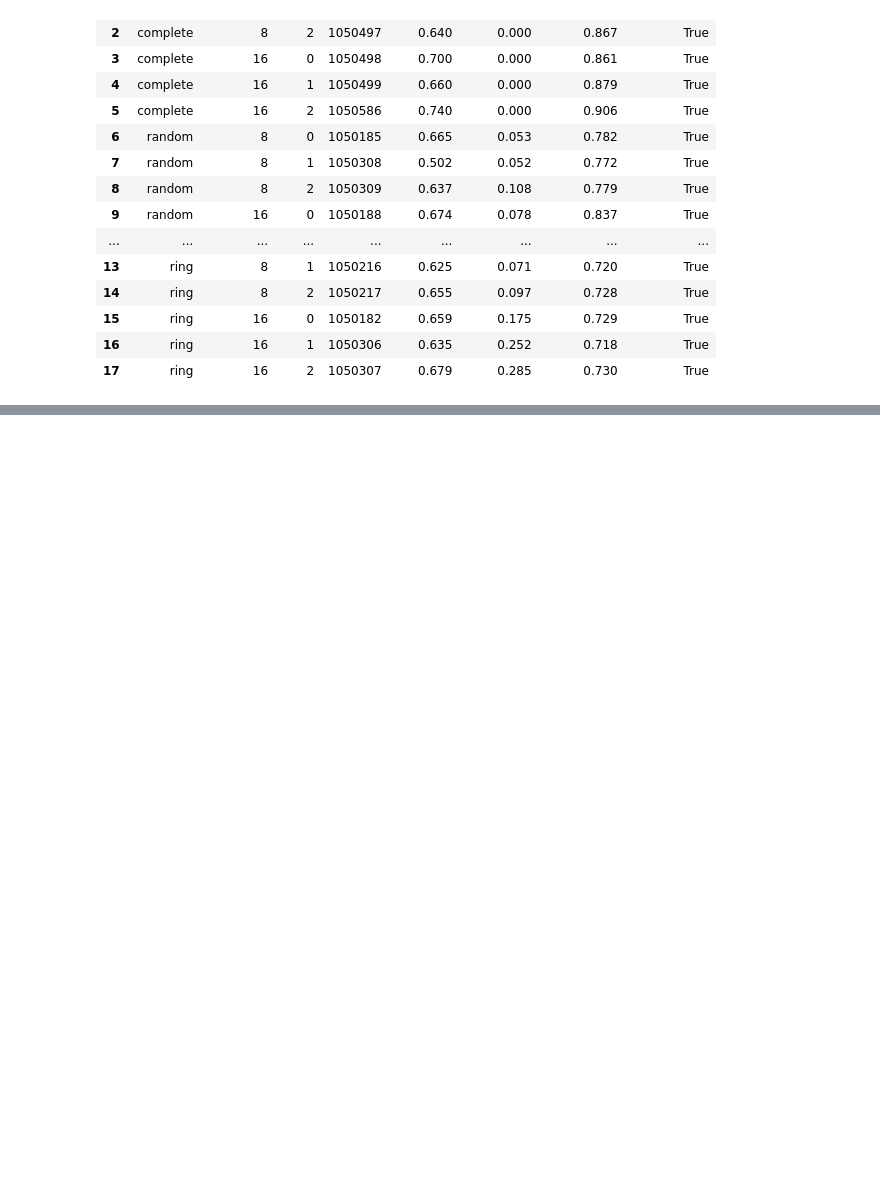
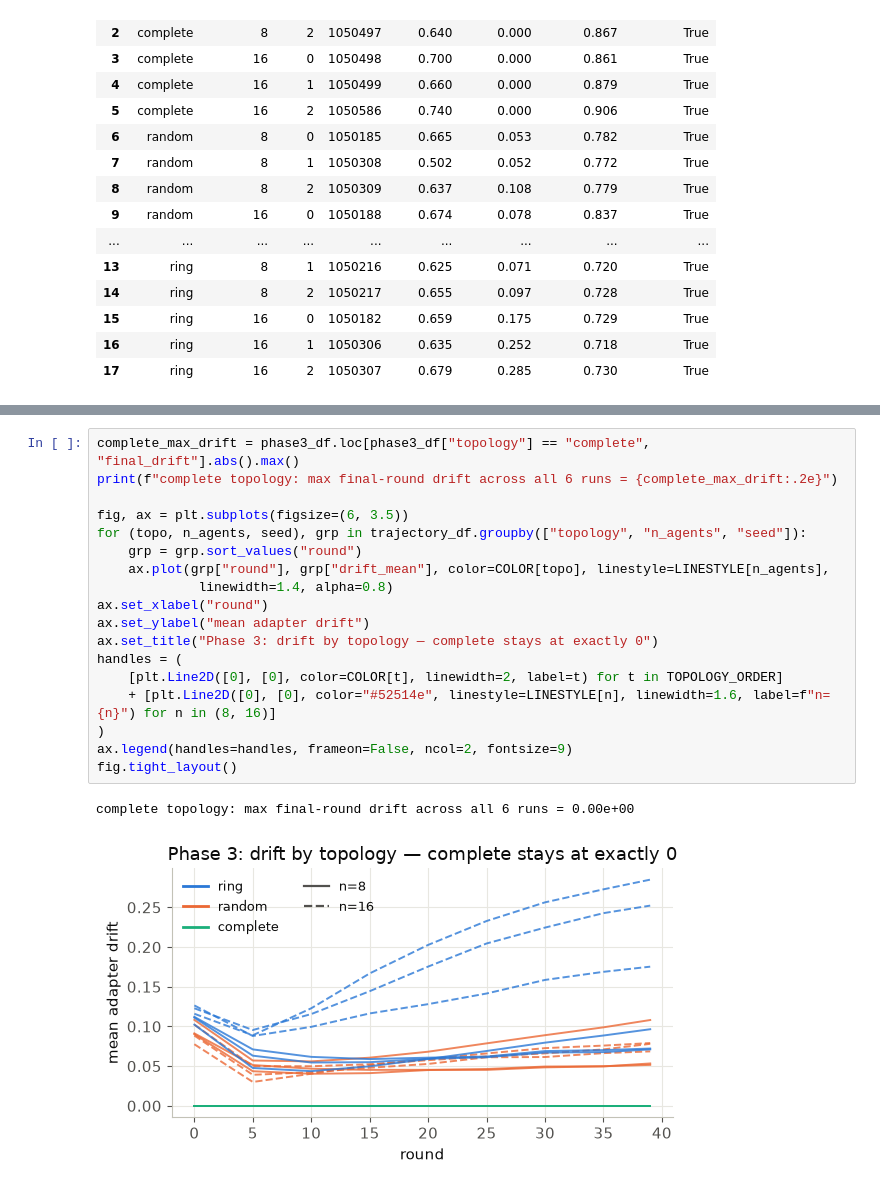
Before and after one commit to M-9acem/p2p_safety_agent_erosion, a Jupyter notebook: notebooks/results_analysis.ipynb, the cells around one changed output, grey strips where cells are left out. Cells and saved outputs as stored; diff of their text form; blank space fills up the shorter version.

```diff
--- a/notebooks/results_analysis.ipynb
+++ b/notebooks/results_analysis.ipynb
@@ -282,0 +383,21 @@ phase3_df
+# %%
+complete_max_drift = phase3_df.loc[phase3_df["topology"] == "complete", "final_drift"].abs().max()
+print(f"complete topology: max final-round drift across all 6 runs = {complete_max_drift:.2e}")
+
+fig, ax = plt.subplots(figsize=(6, 3.5))
+for (topo, n_agents, seed), grp in trajectory_df.groupby(["topology", "n_agents", "seed"]):
+    grp = grp.sort_values("round")
+    ax.plot(grp["round"], grp["drift_mean"], color=COLOR[topo], linestyle=LINESTYLE[n_agents],
+             linewidth=1.4, alpha=0.8)
+ax.set_xlabel("round")
+ax.set_ylabel("mean adapter drift")
+ax.set_title("Phase 3: drift by topology — complete stays at exactly 0")
+handles = (
+    [plt.Line2D([0], [0], color=COLOR[t], linewidth=2, label=t) for t in TOPOLOGY_ORDER]
+    + [plt.Line2D([0], [0], color="#52514e", linestyle=LINESTYLE[n], linewidth=1.6, label=f"n={n}") for n in (8, 16)]
+)
+ax.legend(handles=handles, frameon=False, ncol=2, fontsize=9)
+fig.tight_layout()
+# %% [output]
+complete topology: max final-round drift across all 6 runs = 0.00e+00
+[figure, added]
```
Also changed, not shown: parts of 9 cells of this notebook.
